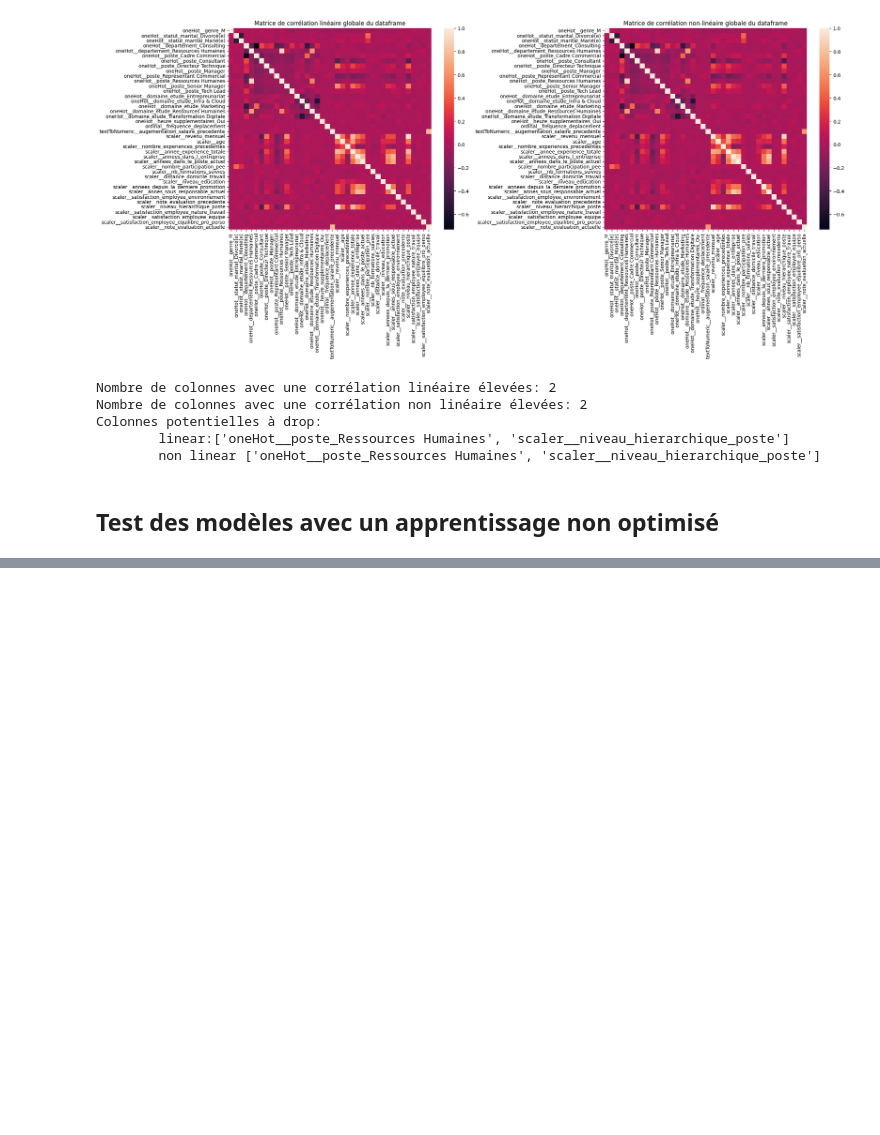
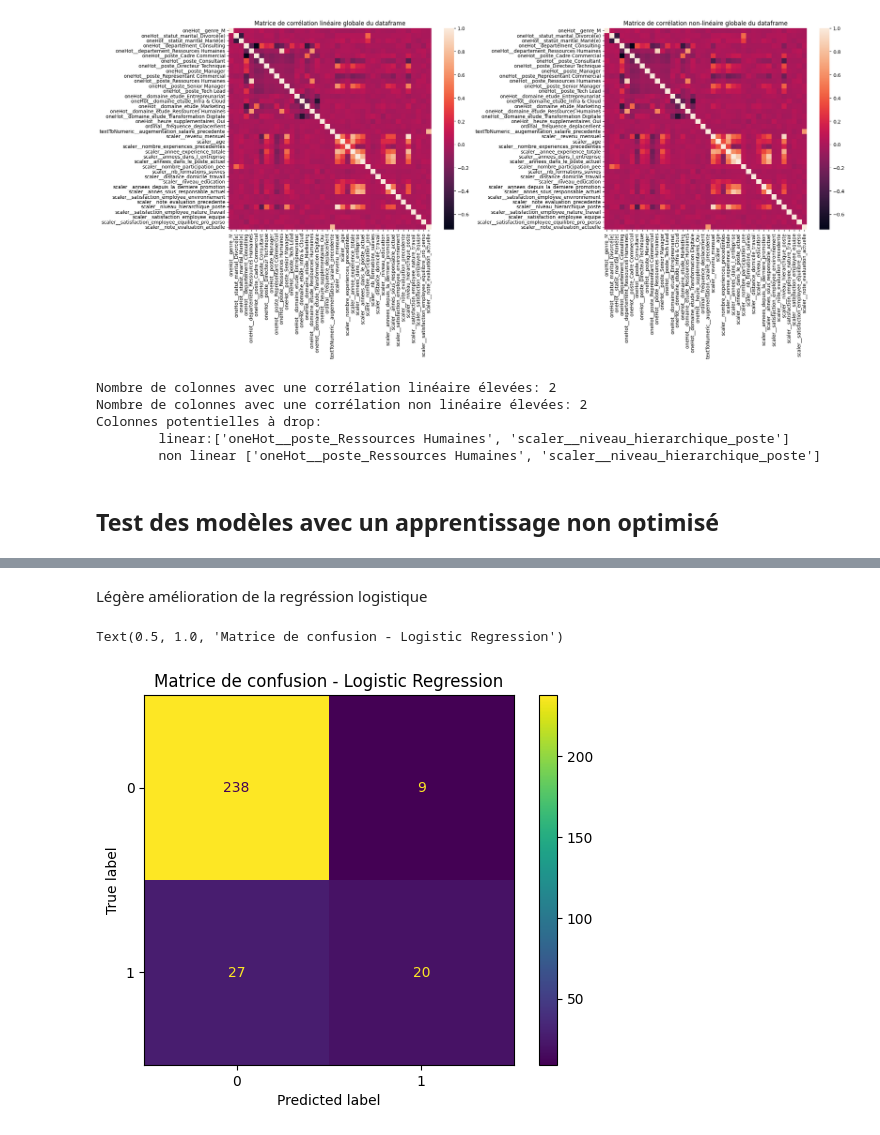
Before and after one commit to ifTrueReturnFalse/retraining-hr-ml-classification, a Jupyter notebook: src/learning.ipynb, the cells around one changed output, grey strips where cells are left out. Drawn from its saved outputs; the diff is of its cells as text; code cells hidden in the pictures; blank space fills up the shorter version.

Commit message:
feat: remove redundancy + maxed linear regression + start random forest tuning

```diff
--- a/src/learning.ipynb
+++ b/src/learning.ipynb
@@ -183,6 +185,8 @@ numeric_columns = [
     "note_evaluation_actuelle",
 ]
 # %%
+sklearn.set_config(transform_output="pandas")
+
 text_pipeline = Pipeline(
     [
         ("clean", FunctionTransformer(text_to_numeric, feature_names_out="one-to-one")),
@@ -200,7 +204,7 @@ ordinal_pipeline = Pipeline(
 preprocessor = ColumnTransformer(
     transformers=[
         # OneHotEncoder, n-1 to avoid redundancy with drop first
-        ("oneHot", OneHotEncoder(drop="first"), category_columns),
+        ("oneHot", OneHotEncoder(drop="first", sparse_output=False), category_columns),
         # Managing all OrdinalEncoder
         (
             "ordinal",
@@ -342,0 +349,21 @@ weighted avg       0.88      0.87      0.84       294
+# %%
+pipelines_without_redundancy = {}
+
+redundancy_selector = (
+    "redundancy",
+    FunctionTransformer(
+        remove_redundancy,
+        kw_args={"columns": potential_dropped_linear_features},
+        validate=False,
+    ),
+)
+
+for name, model in models.items():
+    pipelines_without_redundancy[name] = create_pipeline(
+        preprocessor=preprocessor,
+        model=model,
+        model_name=name,
+        extra_steps=[redundancy_selector],
+    )
+
+    pipelines_without_redundancy[name].fit(X_train, y_train)
@@ -342,0 +393,12 @@ weighted avg       0.88      0.87      0.84       294
+# %% [markdown]
+Légère amélioration de la regréssion logistique
+# %%
+ConfusionMatrixDisplay.from_estimator(
+    pipelines_without_redundancy["Logistic Regression"],
+    X_test,
+    y_test
+)
+plt.title("Matrice de confusion - Logistic Regression")
+# %% [output]
+Text(0.5, 1.0, 'Matrice de confusion - Logistic Regression')
+[figure, added]
```
Also changed, not shown: parts of 13 cells of this notebook, 1 other file.
